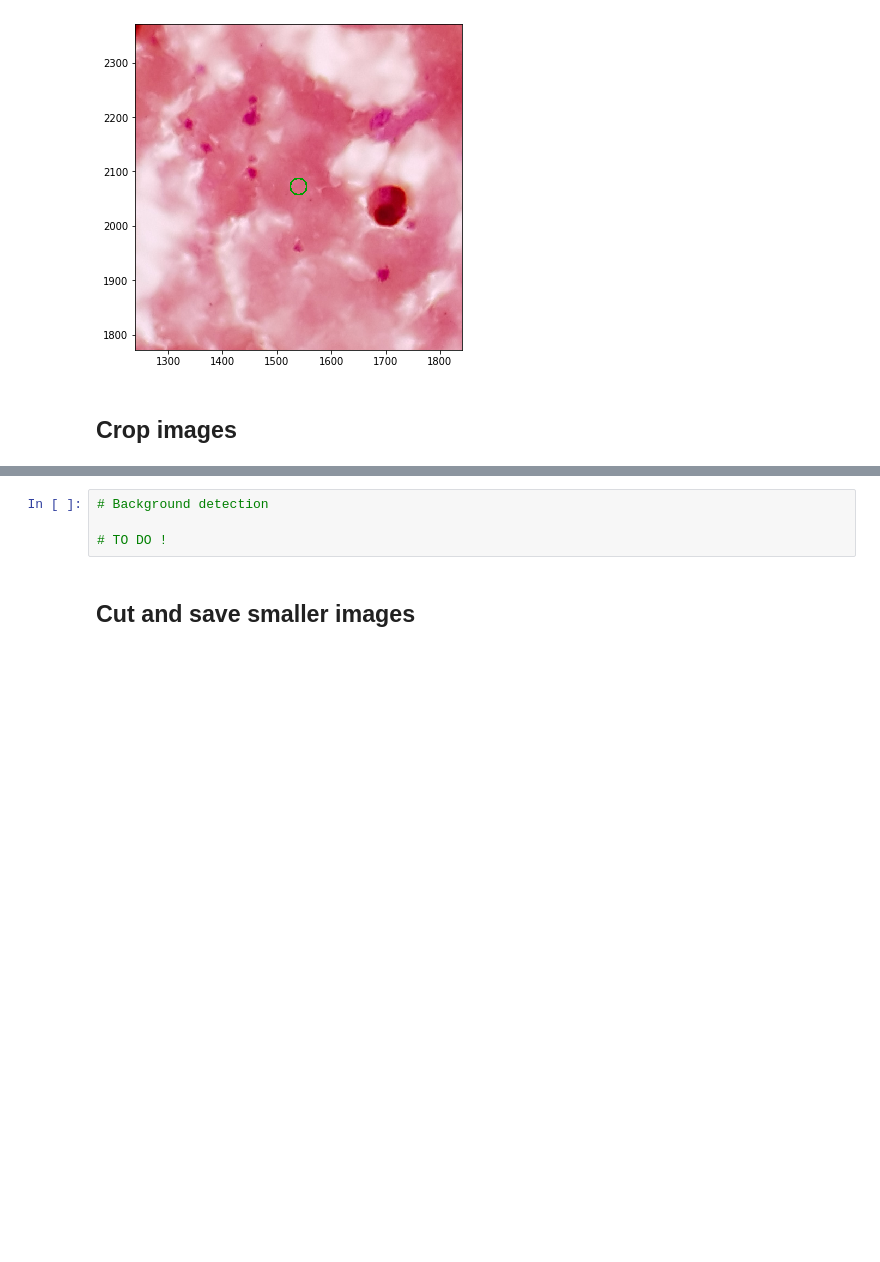
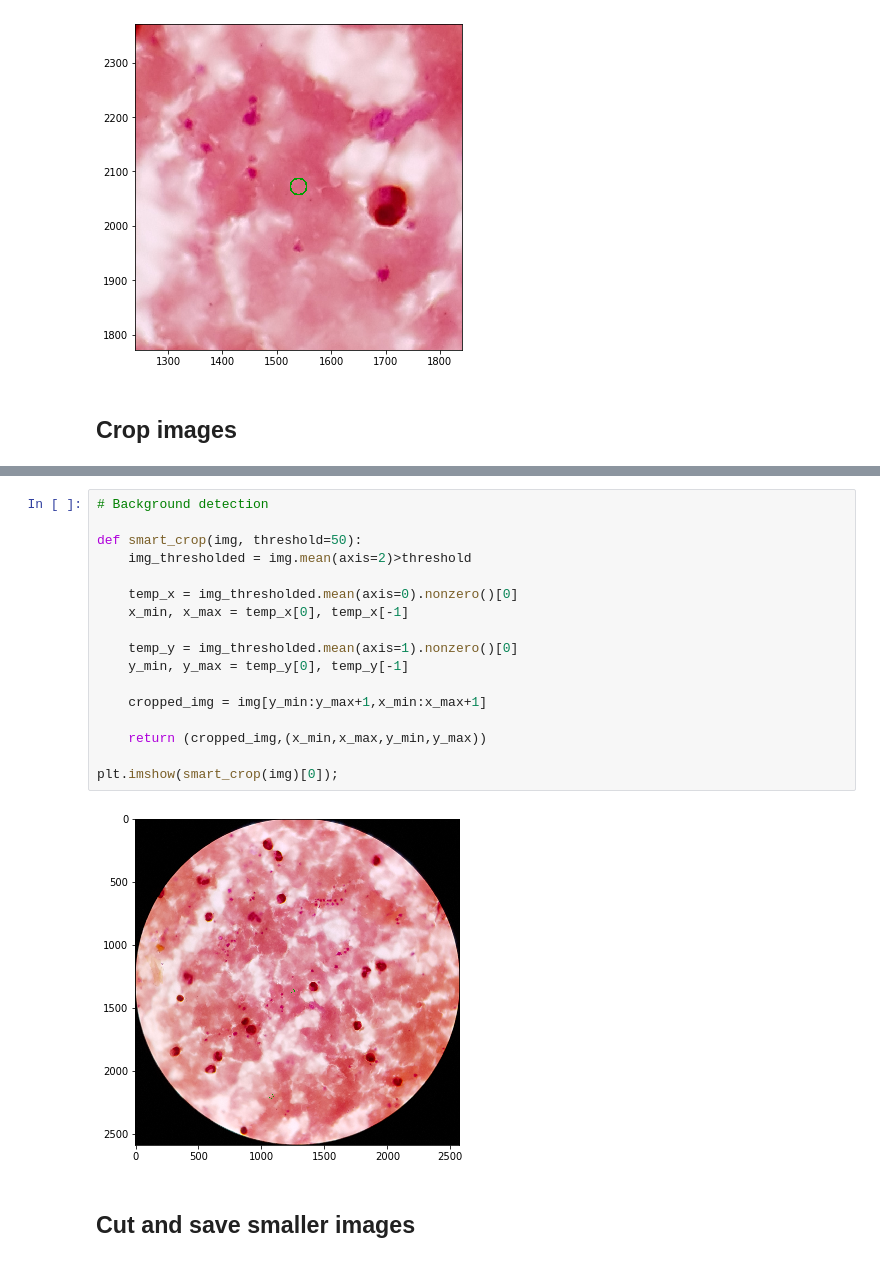
Before and after one commit to malaria-diagnosis/malaria-code, a Jupyter notebook: smartphone_data_scripts/new_ai4good_scripts/scripts/preprocess.ipynb, the cells around one changed output, grey strips where cells are left out. Saved outputs shown, nothing was run; the diff lists cells and outputs as text; blank space fills up the shorter version.

```diff
--- a/smartphone_data_scripts/new_ai4good_scripts/scripts/preprocess.ipynb
+++ b/smartphone_data_scripts/new_ai4good_scripts/scripts/preprocess.ipynb
@@ -203,7 +204,22 @@ plt.imshow(crop(img));
-# %%
-# Background detection
-
-# TO DO !
+# %%
+# Background detection
+
+def smart_crop(img, threshold=50):
+    img_thresholded = img.mean(axis=2)>threshold
+
+    temp_x = img_thresholded.mean(axis=0).nonzero()[0]
+    x_min, x_max = temp_x[0], temp_x[-1]
+
+    temp_y = img_thresholded.mean(axis=1).nonzero()[0]
+    y_min, y_max = temp_y[0], temp_y[-1]
+
+    cropped_img = img[y_min:y_max+1,x_min:x_max+1]
+
+    return (cropped_img,(x_min,x_max,y_min,y_max))
+
+plt.imshow(smart_crop(img)[0]);
+# %% [output]
+[figure, added]
 # %% [markdown]
 ## Cut and save smaller images
 # %%
```
Also changed, not shown: parts of 3 cells of this notebook, 2 other files.
